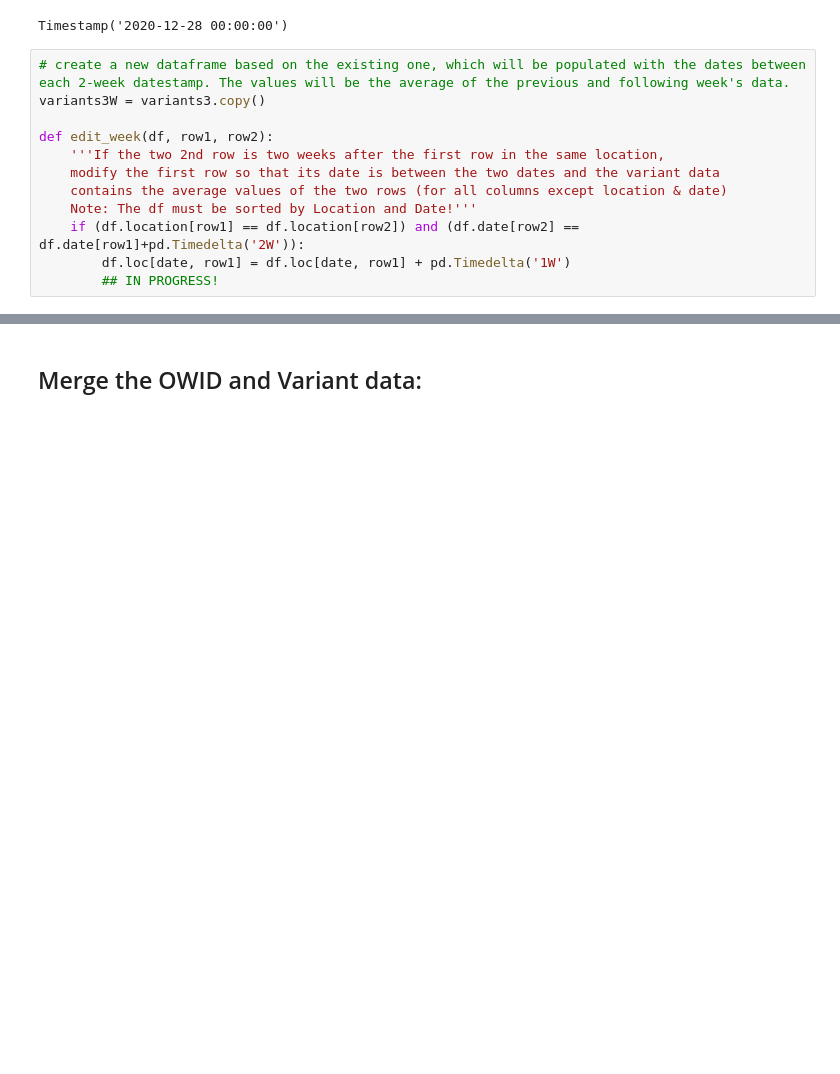
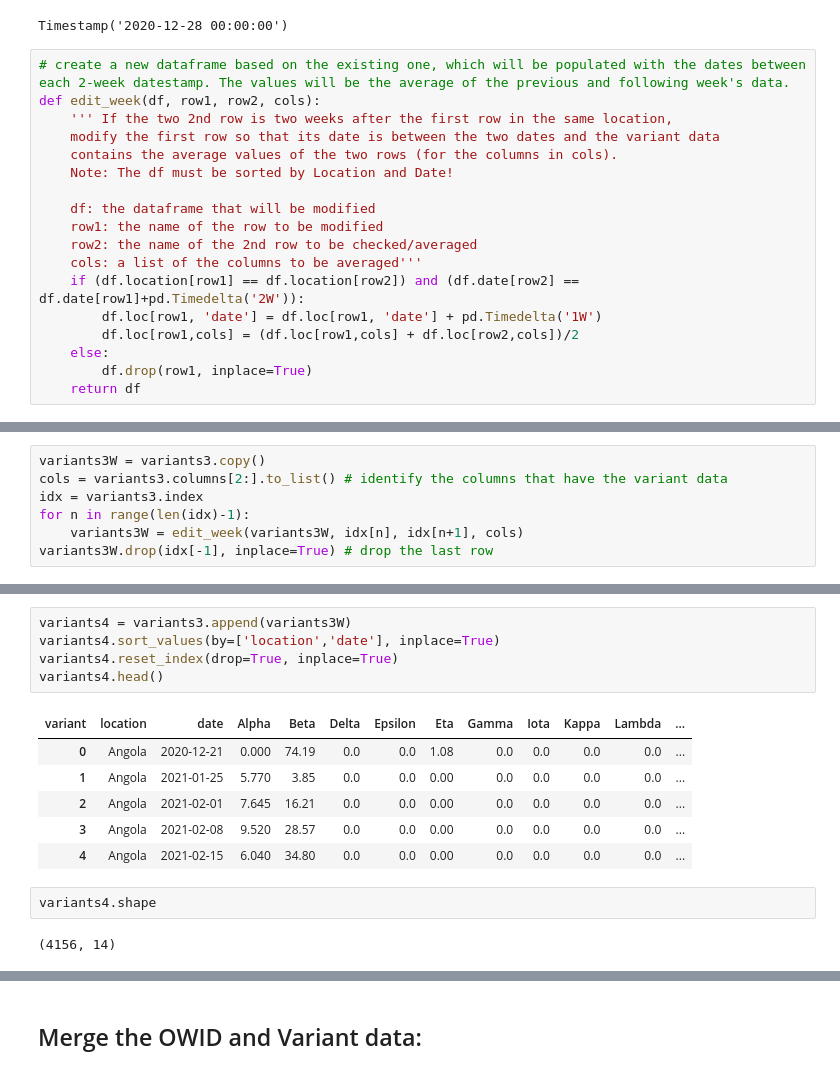
Before and after one commit to w-oke/covid_reproduction, a Jupyter notebook: owid_exploration.ipynb, the cells around one changed output, grey strips where cells are left out. Saved outputs shown, nothing was run; the diff lists cells and outputs as text; blank space fills up the shorter version.

Commit message:
added weekly variant data

```diff
--- a/owid_exploration.ipynb
+++ b/owid_exploration.ipynb
@@ -253,13 +253,19 @@ variants3.date[0]+pd.Timedelta('1W')
 Timestamp('2020-12-28 00:00:00')
 # %%
 # create a new dataframe based on the existing one, which will be populated with the dates between each 2-week datestamp. The values will be the average of the previous and following week's data.
-variants3W = variants3.copy()
+def edit_week(df, row1, row2, cols):
+    ''' If the two 2nd row is two weeks after the first row in the same location,
+    modify the first row so that its date is between the two dates and the variant data
+    contains the average values of the two rows (for the columns in cols).
+    Note: The df must be sorted by Location and Date!
 
-def edit_week(df, row1, row2):
-    '''If the two 2nd row is two weeks after the first row in the same location,
-    modify the first row so that its date is between the two dates and the variant data
-    contains the average values of the two rows (for all columns except location & date)
-    Note: The df must be sorted by Location and Date!'''
+    df: the dataframe that will be modified
+    row1: the name of the row to be modified
+    row2: the name of the 2nd row to be checked/averaged
+    cols: a list of the columns to be averaged'''
     if (df.location[row1] == df.location[row2]) and (df.date[row2] == df.date[row1]+pd.Timedelta('2W')):
-        df.loc[date, row1] = df.loc[date, row1] + pd.Timedelta('1W')
-        ## IN PROGRESS!
+        df.loc[row1, 'date'] = df.loc[row1, 'date'] + pd.Timedelta('1W')
+        df.loc[row1,cols] = (df.loc[row1,cols] + df.loc[row2,cols])/2
+    else:
+        df.drop(row1, inplace=True)
+    return df
@@ -278,0 +272,7 @@ Name: date, Length: 2254, dtype: datetime64[ns]
+# %%
+variants3W = variants3.copy()
+cols = variants3.columns[2:].to_list() # identify the columns that have the variant data
+idx = variants3.index
+for n in range(len(idx)-1):
+    variants3W = edit_week(variants3W, idx[n], idx[n+1], cols)
+variants3W.drop(idx[-1], inplace=True) # drop the last row
@@ -278,0 +299,16 @@ Name: date, Length: 2254, dtype: datetime64[ns]
+# %%
+variants4 = variants3.append(variants3W)
+variants4.sort_values(by=['location','date'], inplace=True)
+variants4.reset_index(drop=True, inplace=True)
+variants4.head()
+# %% [output]
+| variant | location | date | Alpha | Beta | Delta | Epsilon | Eta | Gamma | Iota | Kappa | Lambda | ... |
+| 0 | Angola | 2020-12-21 | 0.000 | 74.19 | 0.0 | 0.0 | 1.08 | 0.0 | 0.0 | 0.0 | 0.0 | ... |
+| 1 | Angola | 2021-01-25 | 5.770 | 3.85 | 0.0 | 0.0 | 0.00 | 0.0 | 0.0 | 0.0 | 0.0 | ... |
+| 2 | Angola | 2021-02-01 | 7.645 | 16.21 | 0.0 | 0.0 | 0.00 | 0.0 | 0.0 | 0.0 | 0.0 | ... |
+| 3 | Angola | 2021-02-08 | 9.520 | 28.57 | 0.0 | 0.0 | 0.00 | 0.0 | 0.0 | 0.0 | 0.0 | ... |
+| 4 | Angola | 2021-02-15 | 6.040 | 34.80 | 0.0 | 0.0 | 0.00 | 0.0 | 0.0 | 0.0 | 0.0 | ... |
+# %%
+variants4.shape
+# %% [output]
+(4156, 14)
```
Also changed, not shown: parts of 6 cells of this notebook.
